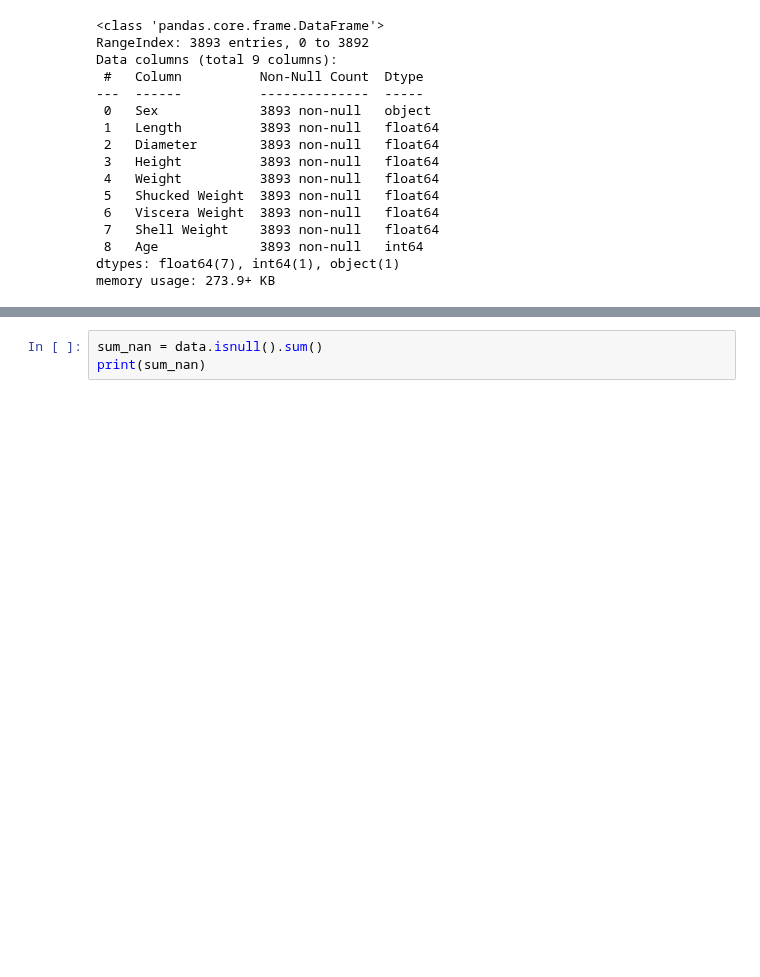
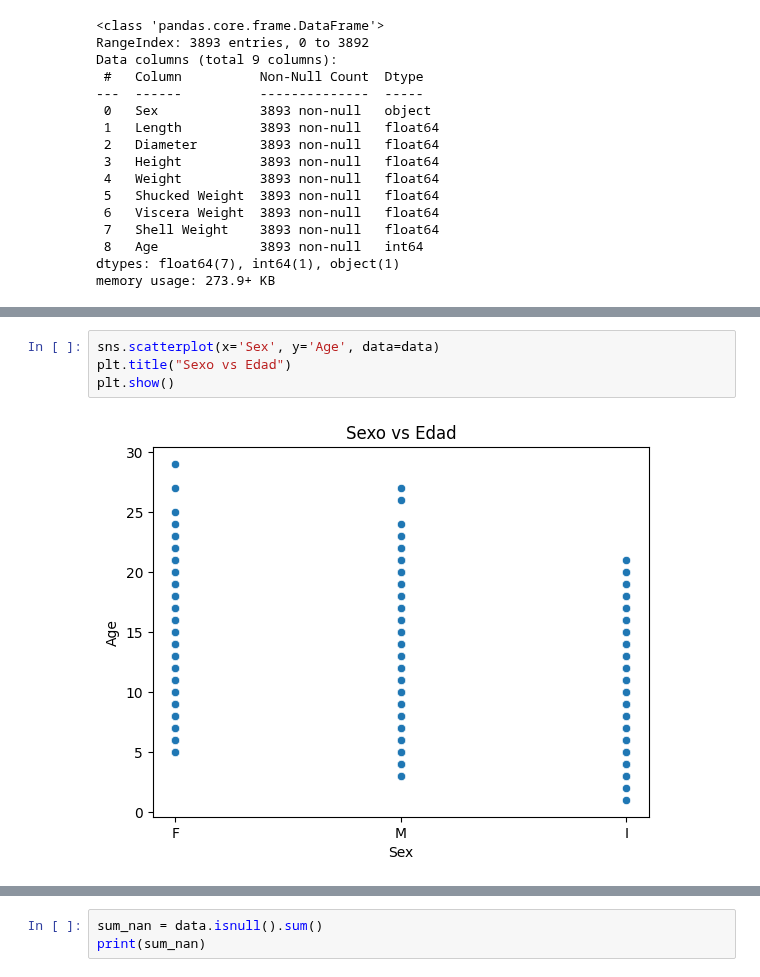
Before and after one commit to MathUPTC/CrabAge, a Jupyter notebook: Notebooks/eda_data.ipynb, the cells around one changed output, grey strips where cells are left out. Saved outputs shown, nothing was run; the diff lists cells and outputs as text; blank space fills up the shorter version.

```diff
--- a/Notebooks/eda_data.ipynb
+++ b/Notebooks/eda_data.ipynb
@@ -138,0 +174,6 @@ No hay valores duplicados
+# %%
+sns.scatterplot(x='Sex', y='Age', data=data)
+plt.title("Sexo vs Edad")
+plt.show()
+# %% [output]
+[figure, added]
```
Also changed, not shown: parts of 41 cells of this notebook.
